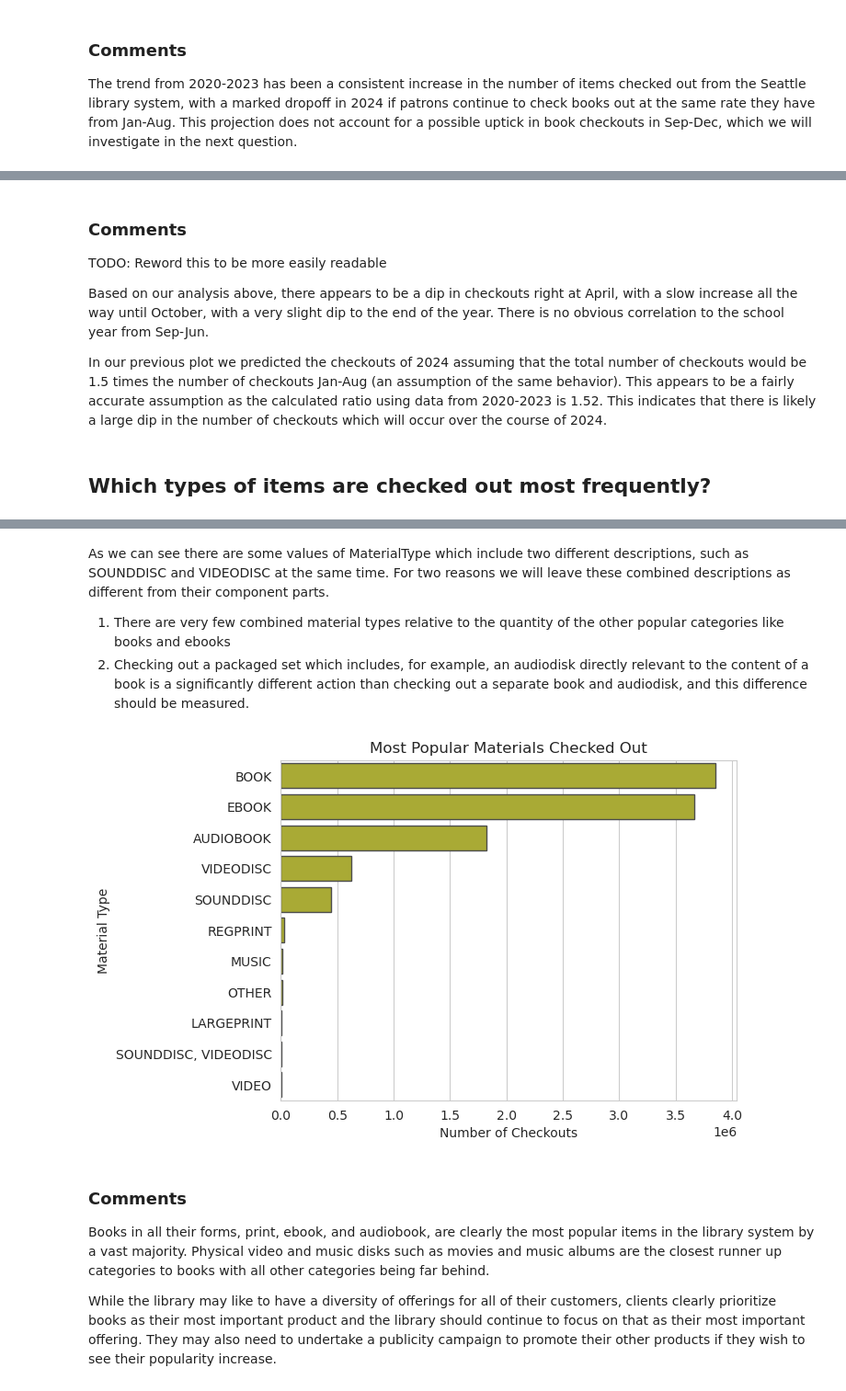
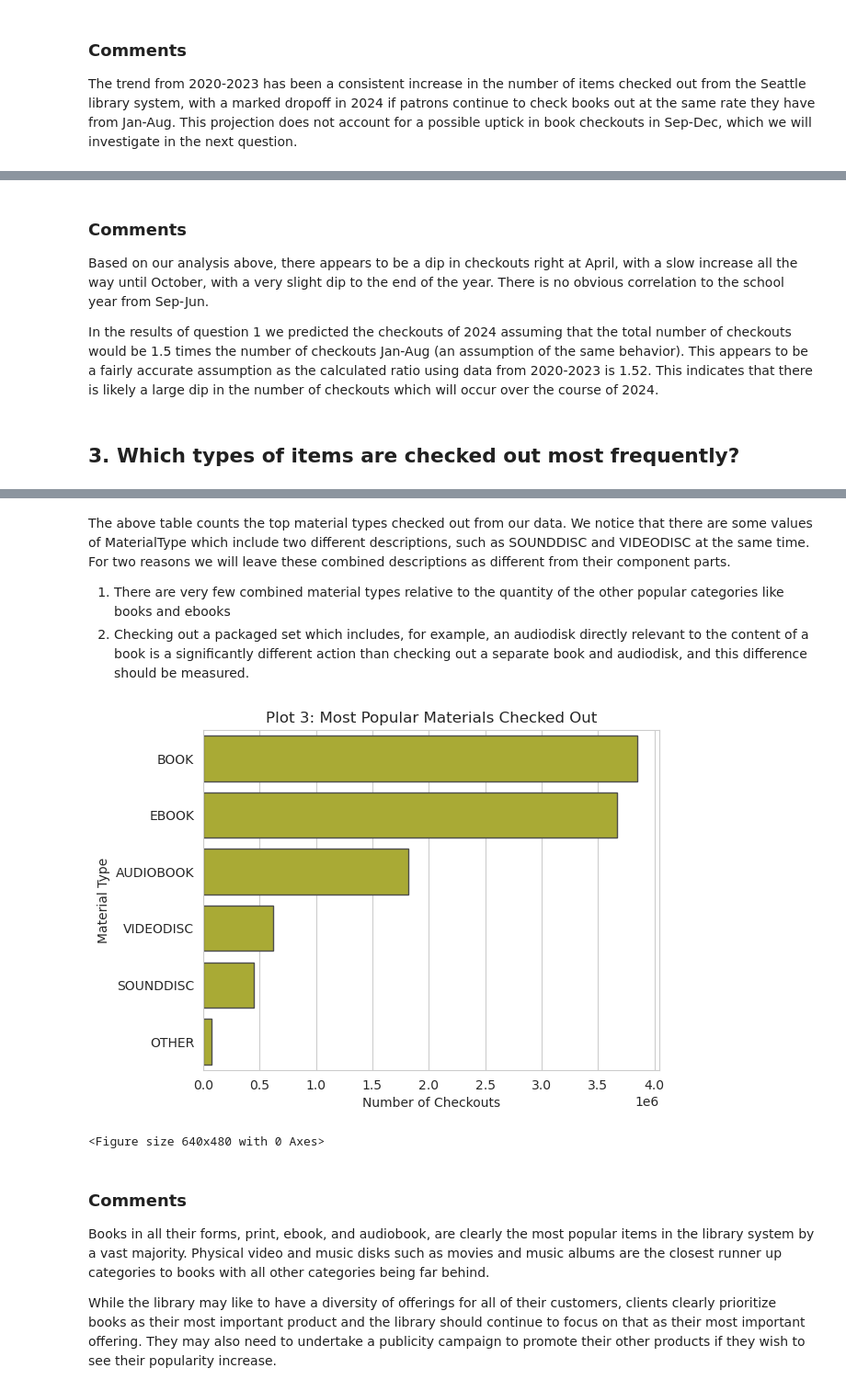
Before and after one commit to grace-blip/Seattle-Library-Project, a Jupyter notebook: Seattle_Library_Analysis.ipynb, the cells around one changed output, grey strips where cells are left out. Shown at 92% size. Cells and saved outputs as stored; diff of their text form; code cells hidden in the pictures.

Commit message:
Changed the scope of question 5 to reduce computation time and improved readability of some questions and comments.

```diff
--- a/Seattle_Library_Analysis.ipynb
+++ b/Seattle_Library_Analysis.ipynb
@@ -100,11 +111,9 @@ Ratio of checkouts out over the course of the year to checkouts ocurring from Ja
 # %% [markdown]
 ### Comments
 
-TODO: Reword this to be more easily readable
-
 Based on our analysis above, there appears to be a dip in checkouts right at April, with a slow increase all the way until October, with a very slight dip to the end of the year. There is no obvious correlation to the school year from Sep-Jun.
 
-In our previous plot we predicted the checkouts of 2024 assuming that the total number of checkouts would be 1.5 times the number of checkouts Jan-Aug (an assumption of the same behavior). This appears to be a fairly accurate assumption as the calculated ratio using data from 2020-2023 is 1.52. This indicates that there is likely a large dip in the number of checkouts which will occur over the course of 2024.
+In the results of question 1 we predicted the checkouts of 2024 assuming that the total number of checkouts would be 1.5 times the number of checkouts Jan-Aug (an assumption of the same behavior). This appears to be a fairly accurate assumption as the calculated ratio using data from 2020-2023 is 1.52. This indicates that there is likely a large dip in the number of checkouts which will occur over the course of 2024.
 # %% [markdown]
-## Which types of items are checked out most frequently?
+## 3. Which types of items are checked out most frequently?
 # %%
@@ -128,25 +138,29 @@ CR                         1774
 MAP                        1256
 Name: count, dtype: Int64
 # %% [markdown]
-As we can see there are some values of MaterialType which include two different descriptions, such as SOUNDDISC and VIDEODISC at the same time. For two reasons we will leave these combined descriptions as different from their component parts.
+The above table counts the top material types checked out from our data. We notice that there are some values of MaterialType which include two different descriptions, such as SOUNDDISC and VIDEODISC at the same time. For two reasons we will leave these combined descriptions as different from their component parts.
 1. There are very few combined material types relative to the quantity of the other popular categories like books and ebooks
 2. Checking out a packaged set which includes, for example, an audiodisk directly relevant to the content of a book is a significantly different action than checking out a separate book and audiodisk, and this difference should be measured.
 # %%
+#Create dataframe material_counts which counts how many checkouts were in each MaterialType
 material_counts = checkouts[['MaterialType','Title']].groupby(by='MaterialType', as_index=False).count().rename(columns={'Title':'ItemCount'})
 
-##reduce to top 10 categories by size putting everything else in OTHER
+##Reduce material_counts to the top 5 categories by size putting everything else in OTHER
 material_counts.sort_values(by='ItemCount',ascending=False, inplace=True, ignore_index=True)
-material_counts.loc[10:, 'MaterialType']='OTHER'
+material_counts.loc[5:, 'MaterialType']='OTHER'
 material_counts = material_counts.groupby(by='MaterialType', as_index=False).sum()
 material_counts.sort_values(by='ItemCount',ascending=False, inplace=True, ignore_index=True)
 # %%
+#Plot data
 sns.barplot(material_counts, y='MaterialType',x='ItemCount', color= palette[8],edgecolor='.3')
 plt.xlabel('Number of Checkouts')
 plt.ylabel('Material Type')
-plt.title('Most Popular Materials Checked Out')
+plt.title('Plot 3: Most Popular Materials Checked Out')
 plt.show()
+plt.clf()
 # %% [output]
-[figure, old version]
+[figure, new version]
+<Figure size 640x480 with 0 Axes>
 # %% [markdown]
 ### Comments
 
```
Also changed, not shown: parts of 22 cells of this notebook.
